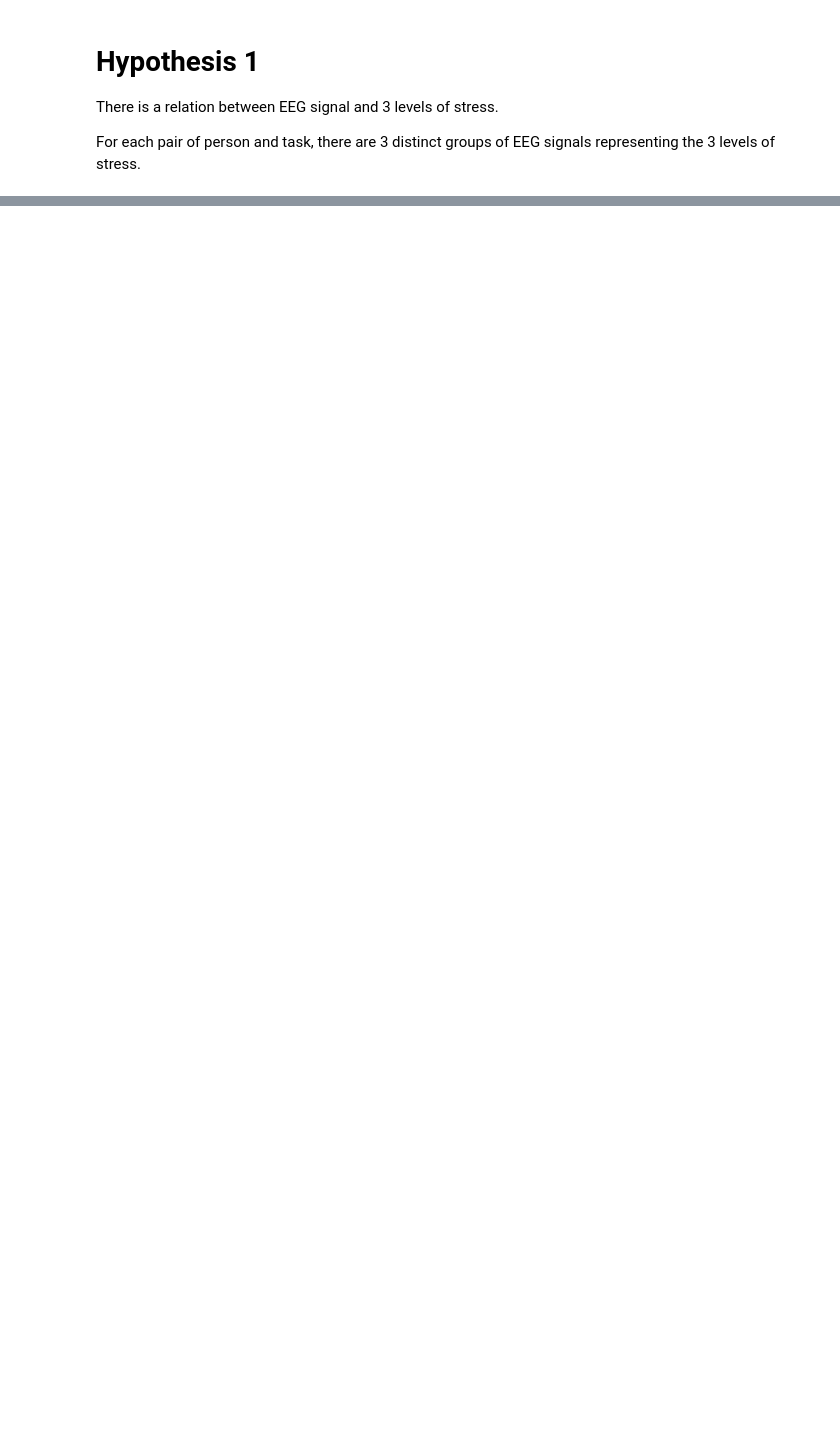
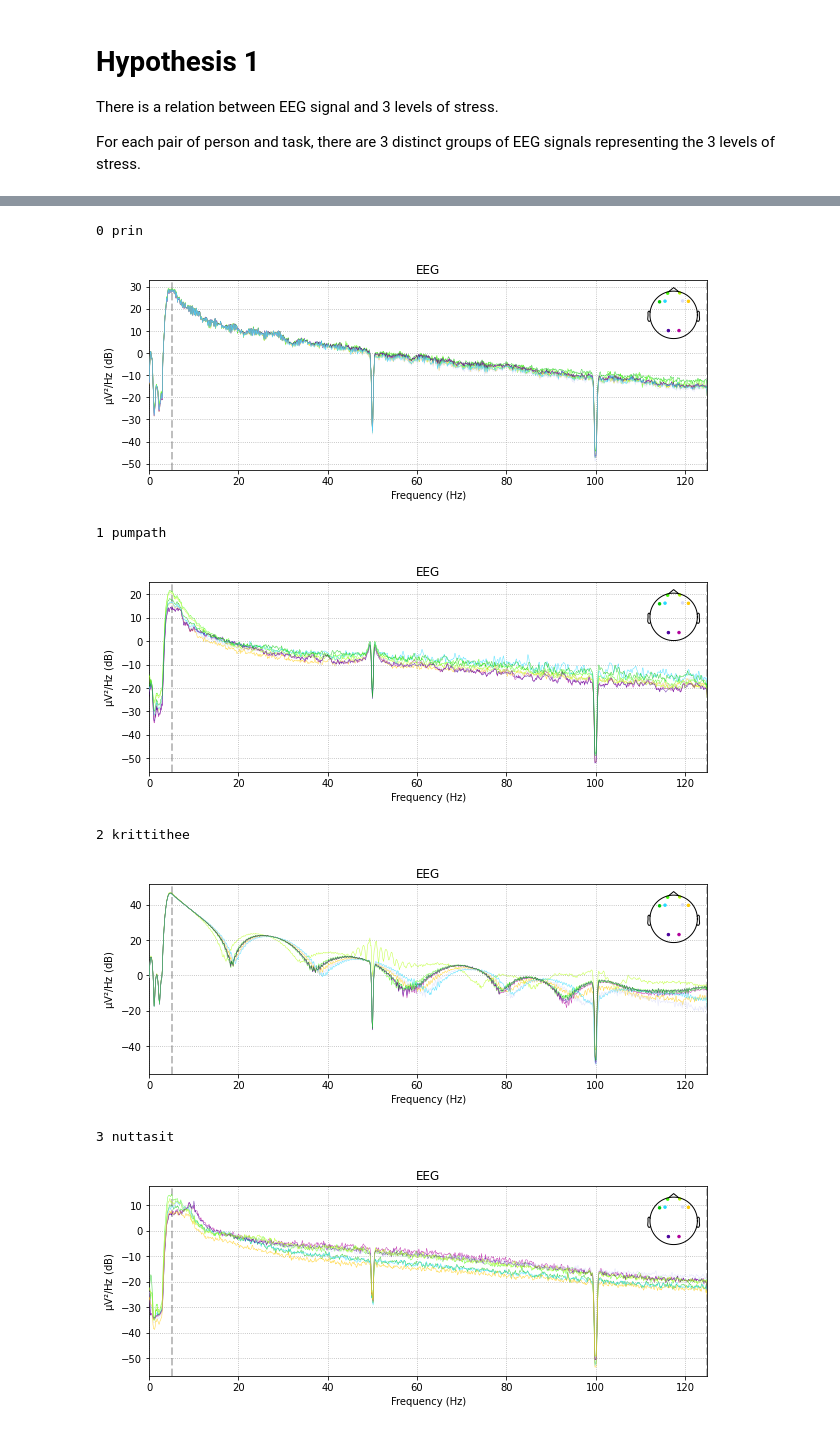
Before and after one commit to akraradets/2021JanHCI, a Jupyter notebook: 1.5-Convert/3-analyze_wt_math_all_parti.ipynb, the cells around one changed output, grey strips where cells are left out. Cells and saved outputs as stored; diff of their text form; code cells hidden in the pictures; blank space fills up the shorter version.

```diff
--- a/1.5-Convert/3-analyze_wt_math_all_parti.ipynb
+++ b/1.5-Convert/3-analyze_wt_math_all_parti.ipynb
@@ -462,30 +254,52 @@ Number of samples of each block: 28
 # 64,128 Noisy Signal
 # frequencies = np.arange(8, 32+1, 8)
 
-frequencies = np.array([10,11,12,13,14])
-t_start, t_stop = 0.3, 4.8
+frequencies_alpha = np.array(np.arange(10,16,2))
+frequencies_beta = np.array(np.arange(18,32,2))
+t_start, t_stop = 0.2, 0.8
 features_list = []
+features_list_beta = []
 labels_list = []
 with tqdm(raws) as pbar:
     for index_1, raw in enumerate(pbar):
         pbar.set_description(f"{index_1} {names[index_1]}")
         raw, chunck_events = raws[index_1], chunck_events_list[index_1]
         features = []
+        features_beta = []
         labels = []
         epochs = mne.Epochs(raw, chunck_events, tmin=t_start, tmax=t_stop, baseline=(t_start,t_stop), verbose=False)
-
+        # print(epochs.to_data_frame().shape)
         for index, evoked in enumerate(epochs.iter_evoked()):
             event = evoked.comment
-            tfr_obj = mne.time_frequency.tfr_morlet(evoked, n_cycles=3, return_itc=False, freqs=frequencies, decim=3)
+            labels.append(event)
+            # Alpha
+            # print(evoked.data.shape)
+            tfr_obj = mne.time_frequency.tfr_morlet(evoked, n_cycles=3, return_itc=False, freqs=frequencies_alpha, decim=3)
             # (channel,freq,time-window)
-            coeff = tfr_obj.data
+            coeff = tfr_obj.data[0:4].copy()
+            # print(coeff.shape)
             # (freq,time-window)
             coeff = coeff.mean(axis=0)
             # alpha mean
             coeff = coeff.mean()
+            # print(coeff)
             features.append(coeff)
-            labels.append(event)
+
+            # BETA
+            tfr_obj = mne.time_frequency.tfr_morlet(evoked, n_cycles=3, return_itc=False, freqs=frequencies_beta, decim=3)
+            # (channel,freq,time-window)
+            coeff = tfr_obj.data[0:4].copy()
+            # print(coeff.shape)
+            # (freq,time-window)
+            coeff = coeff.mean(axis=0)
+            # alpha mean
+            coeff = coeff.mean()
+            # print(coeff)
+            features_beta.append(coeff)
+        #     break
+        # break
         features_list.append(features)
+        features_list_beta.append(features_beta)
         labels_list.append(labels)
 # features = np.array(features)
 # features.shape
@@ -517,0 +377,13 @@ for index, features in enumerate(features_list):
+# %%
+for index,raw in enumerate(raws):
+    print(index, names[index])
+    raw.plot_psd()
+# %% [output]
+0 prin
+[figure, added]
+1 pumpath
+[figure, added]
+2 krittithee
+[figure, added]
+3 nuttasit
+[figure, added]
```
Also changed, not shown: parts of 7 cells of this notebook, 1 other file.
